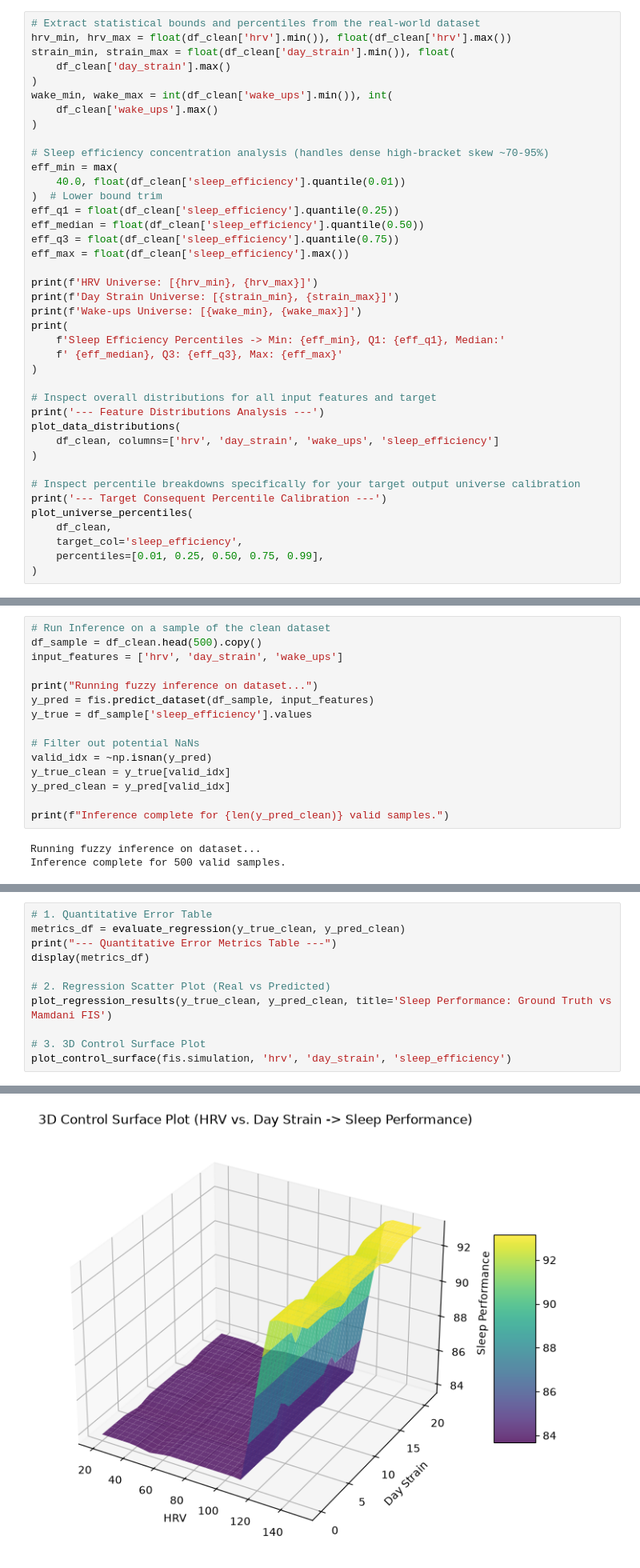
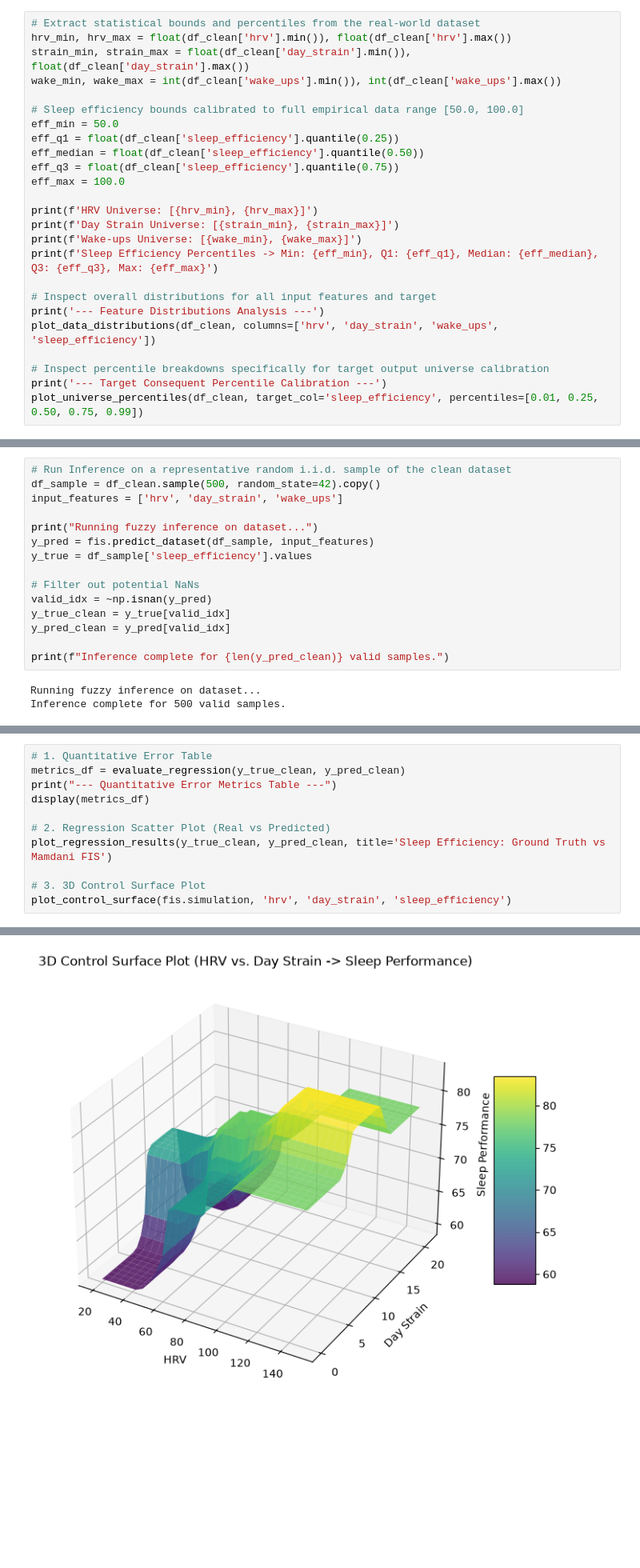
Before and after one commit to amiraaa83/Multi-Domain_Application_of_Mamdani_Fuzzy_Inference_Systems_for_Regression, a Jupyter notebook: notebooks/01_sleep_health.ipynb, the cells around one changed output, grey strips where cells are left out. Shown at 80% size. Drawn from its saved outputs; the diff is of its cells as text; blank space fills up the shorter version.

```diff
--- a/notebooks/01_sleep_health.ipynb
+++ b/notebooks/01_sleep_health.ipynb
@@ -53,43 +53,28 @@ Dataset shape: (100000, 4)
 # %%
 # Extract statistical bounds and percentiles from the real-world dataset
 hrv_min, hrv_max = float(df_clean['hrv'].min()), float(df_clean['hrv'].max())
-strain_min, strain_max = float(df_clean['day_strain'].min()), float(
-    df_clean['day_strain'].max()
-)
-wake_min, wake_max = int(df_clean['wake_ups'].min()), int(
-    df_clean['wake_ups'].max()
-)
+strain_min, strain_max = float(df_clean['day_strain'].min()), float(df_clean['day_strain'].max())
+wake_min, wake_max = int(df_clean['wake_ups'].min()), int(df_clean['wake_ups'].max())
 
-# Sleep efficiency concentration analysis (handles dense high-bracket skew ~70-95%)
-eff_min = max(
-    40.0, float(df_clean['sleep_efficiency'].quantile(0.01))
-)  # Lower bound trim
+# Sleep efficiency bounds calibrated to full empirical data range [50.0, 100.0]
+eff_min = 50.0
 eff_q1 = float(df_clean['sleep_efficiency'].quantile(0.25))
 eff_median = float(df_clean['sleep_efficiency'].quantile(0.50))
 eff_q3 = float(df_clean['sleep_efficiency'].quantile(0.75))
-eff_max = float(df_clean['sleep_efficiency'].max())
+eff_max = 100.0
 
 print(f'HRV Universe: [{hrv_min}, {hrv_max}]')
 print(f'Day Strain Universe: [{strain_min}, {strain_max}]')
 print(f'Wake-ups Universe: [{wake_min}, {wake_max}]')
-print(
-    f'Sleep Efficiency Percentiles -> Min: {eff_min}, Q1: {eff_q1}, Median:'
-    f' {eff_median}, Q3: {eff_q3}, Max: {eff_max}'
-)
+print(f'Sleep Efficiency Percentiles -> Min: {eff_min}, Q1: {eff_q1}, Median: {eff_median}, Q3: {eff_q3}, Max: {eff_max}')
 
 # Inspect overall distributions for all input features and target
 print('--- Feature Distributions Analysis ---')
-plot_data_distributions(
-    df_clean, columns=['hrv', 'day_strain', 'wake_ups', 'sleep_efficiency']
-)
+plot_data_distributions(df_clean, columns=['hrv', 'day_strain', 'wake_ups', 'sleep_efficiency'])
 
-# Inspect percentile breakdowns specifically for your target output universe calibration
+# Inspect percentile breakdowns specifically for target output universe calibration
 print('--- Target Consequent Percentile Calibration ---')
-plot_universe_percentiles(
-    df_clean,
-    target_col='sleep_efficiency',
-    percentiles=[0.01, 0.25, 0.50, 0.75, 0.99],
-)
+plot_universe_percentiles(df_clean, target_col='sleep_efficiency', percentiles=[0.01, 0.25, 0.50, 0.75, 0.99])
 # %% [output]
 HRV Universe: [20.0, 150.0]
 Day Strain Universe: [0.0, 21.0]
@@ -298,8 +267,8 @@ Mamdani control system successfully built with 27 rules!
 # %% [markdown]
 ## Running Inference on Dataset
 # %%
-# Run Inference on a sample of the clean dataset
-df_sample = df_clean.head(500).copy()
+# Run Inference on a representative random i.i.d. sample of the clean dataset
+df_sample = df_clean.sample(500, random_state=42).copy()
 input_features = ['hrv', 'day_strain', 'wake_ups']
 
 print("Running fuzzy inference on dataset...")
@@ -324,7 +293,7 @@ print("--- Quantitative Error Metrics Table ---")
 display(metrics_df)
 
 # 2. Regression Scatter Plot (Real vs Predicted)
-plot_regression_results(y_true_clean, y_pred_clean, title='Sleep Performance: Ground Truth vs Mamdani FIS')
+plot_regression_results(y_true_clean, y_pred_clean, title='Sleep Efficiency: Ground Truth vs Mamdani FIS')
 
 # 3. 3D Control Surface Plot
 plot_control_surface(fis.simulation, 'hrv', 'day_strain', 'sleep_efficiency')
@@ -339 +308 @@ plot_control_surface(fis.simulation, 'hrv', 'day_strain', 'sleep_efficiency')
-[figure, old version]
+[figure, new version]
```
Also changed, not shown: parts of 5 cells of this notebook.
